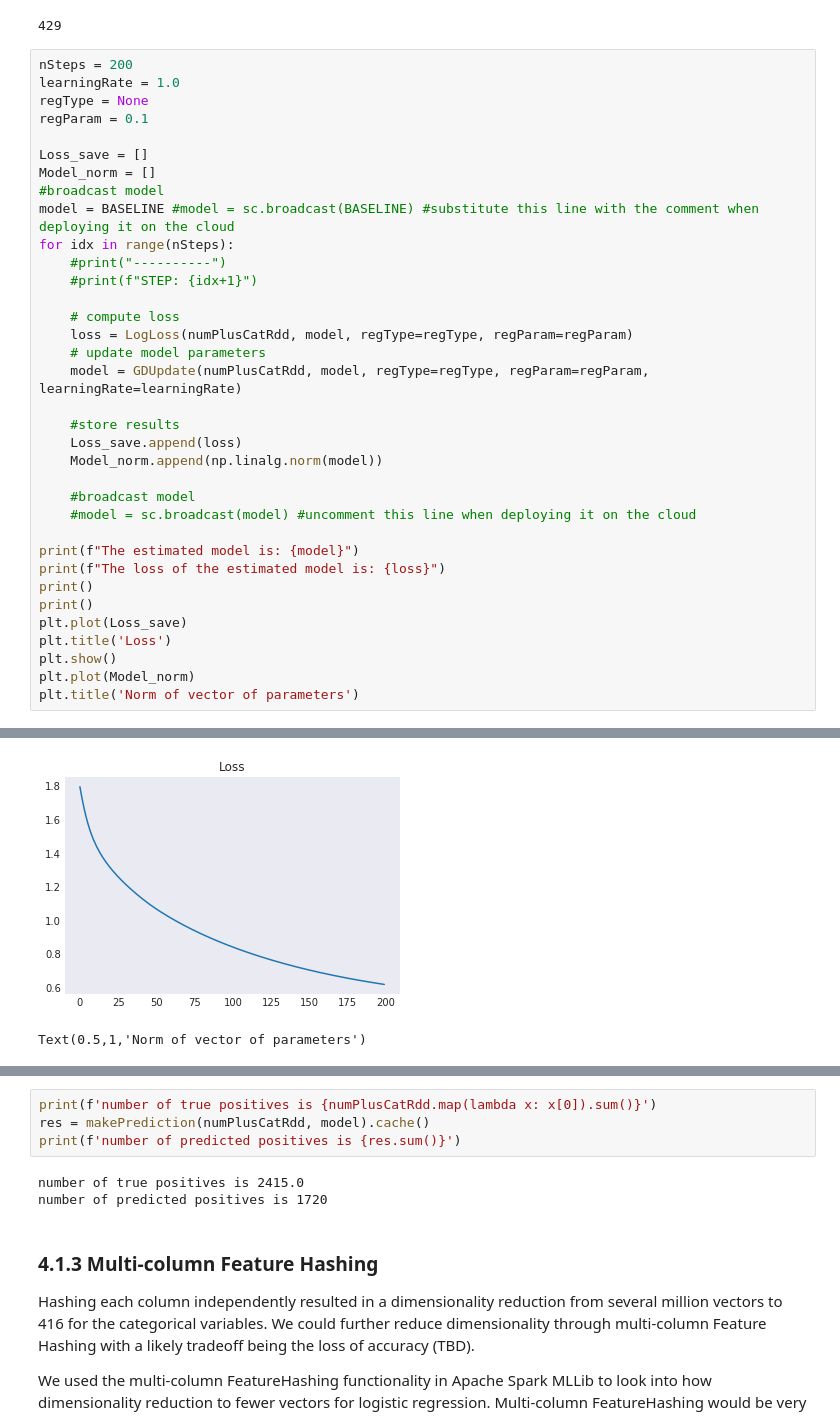
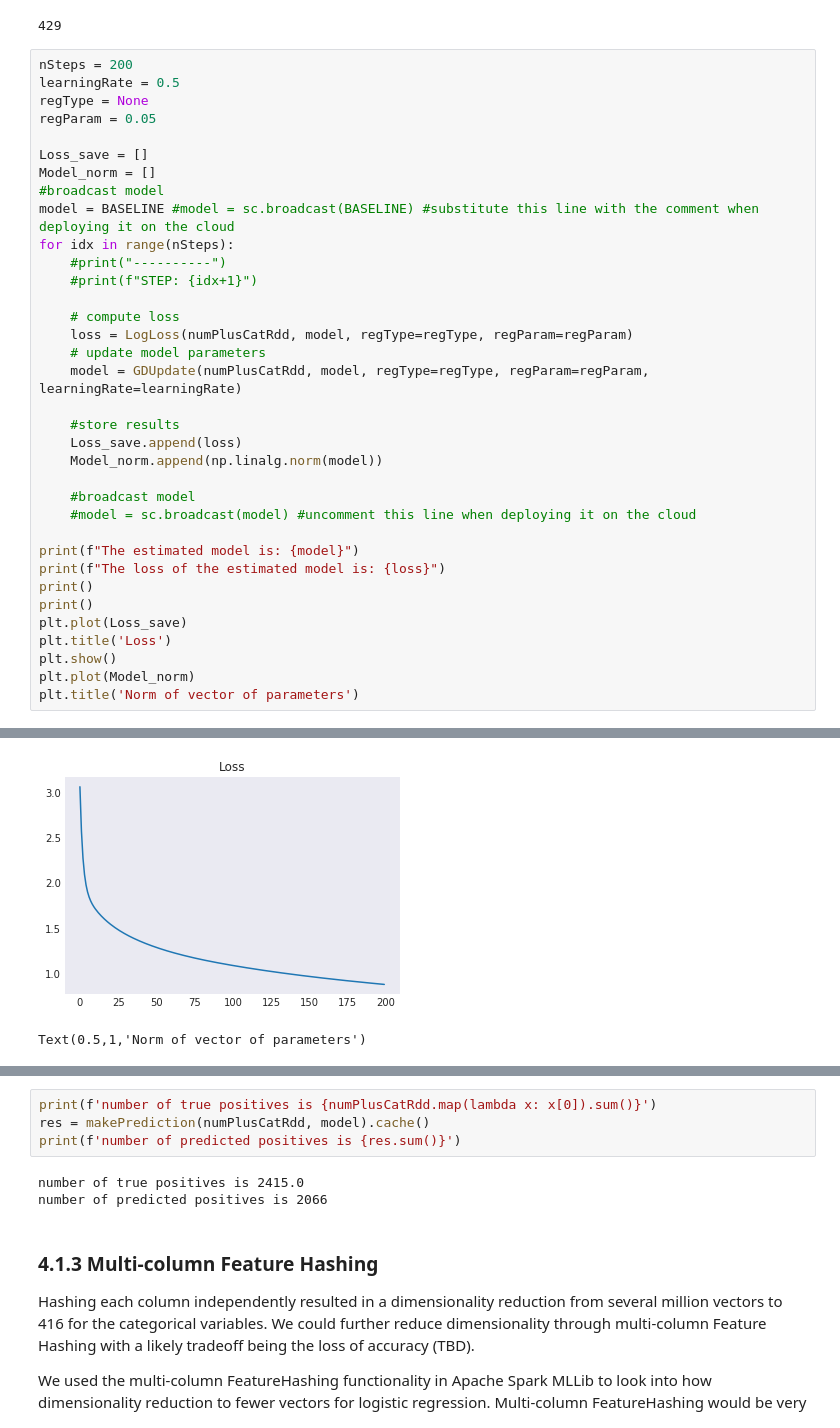
Before and after one commit to vnagapudi/W261_Final_Project, a Jupyter notebook: final_project_SID_LUCA.ipynb, the cells around one changed output, grey strips where cells are left out. Cells and saved outputs as stored; diff of their text form.

```diff
--- a/final_project_SID_LUCA.ipynb
+++ b/final_project_SID_LUCA.ipynb
@@ -646,9 +646,9 @@ BASELINE = np.random.randn(numb_features + 1)
 429
 # %%
 nSteps = 200
-learningRate = 1.0
+learningRate = 0.5
 regType = None
-regParam = 0.1
+regParam = 0.05
 
 Loss_save = []
 Model_norm = []
@@ -700,2 +700,2 @@ The loss of the estimated model is: 0.6196368418912881
-[figure, old version]
+[figure, new version]
 Text(0.5,1,'Norm of vector of parameters')
@@ -706,7 +706,7 @@ res = makePrediction(numPlusCatRdd, model).cache()
 print(f'number of predicted positives is {res.sum()}')
 # %% [output]
 number of true positives is 2415.0
-number of predicted positives is 1720
+number of predicted positives is 2066
 # %% [markdown]
 ### 4.1.3 Multi-column Feature Hashing
 Hashing each column independently resulted in a dimensionality reduction from several million vectors to 416 for the categorical variables. We could further reduce dimensionality through multi-column Feature Hashing with a likely tradeoff being the loss of accuracy (TBD).
```
Also changed, not shown: parts of 1 cell of this notebook.
